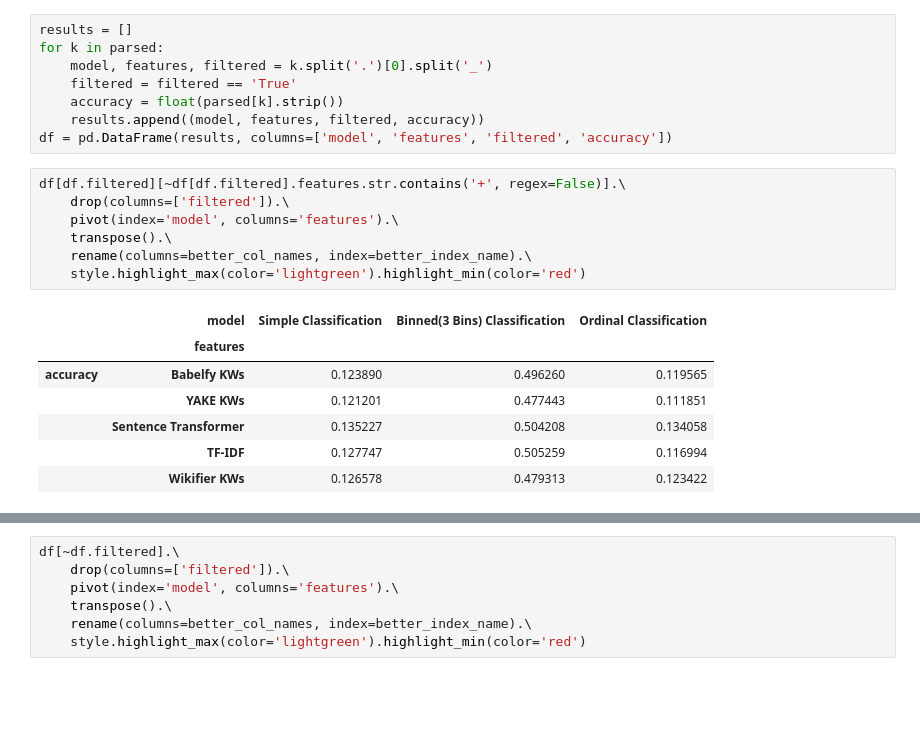
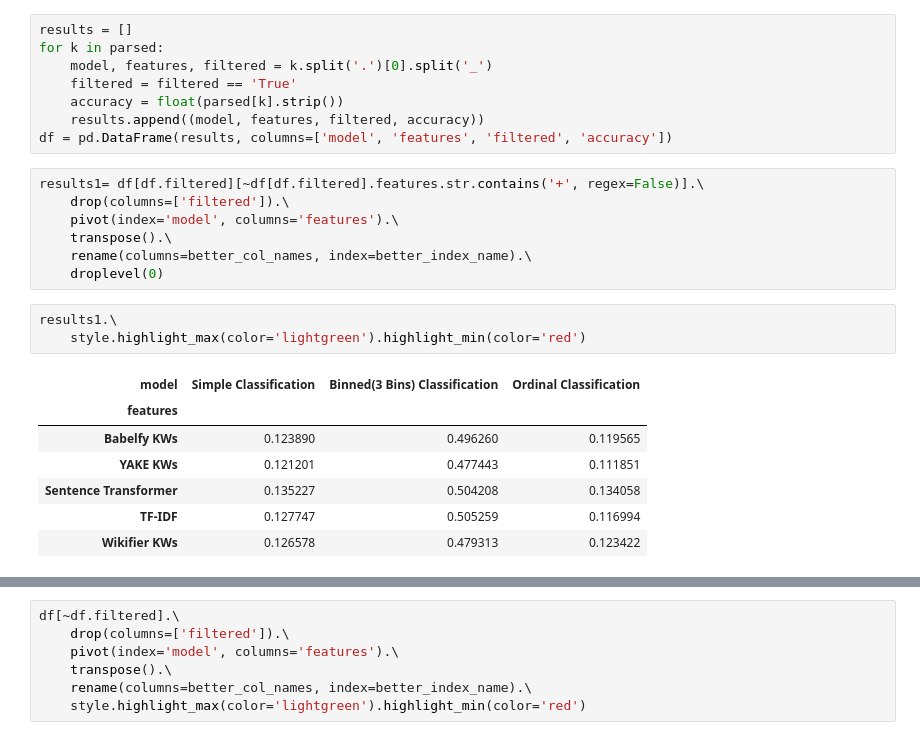
Before and after one commit to rxvl-d/curri, a Jupyter notebook: notebooks/make-reports.ipynb, the cells around one changed output, grey strips where cells are left out. Cells and saved outputs as stored; diff of their text form; blank space fills up the shorter version.

```diff
--- a/notebooks/make-reports.ipynb
+++ b/notebooks/make-reports.ipynb
@@ -35,17 +35,20 @@ for k in parsed:
     results.append((model, features, filtered, accuracy))
 df = pd.DataFrame(results, columns=['model', 'features', 'filtered', 'accuracy'])
 # %%
-df[df.filtered][~df[df.filtered].features.str.contains('+', regex=False)].\
+results1= df[df.filtered][~df[df.filtered].features.str.contains('+', regex=False)].\
     drop(columns=['filtered']).\
     pivot(index='model', columns='features').\
     transpose().\
     rename(columns=better_col_names, index=better_index_name).\
-    style.highlight_max(color='lightgreen').highlight_min(color='red')
+    droplevel(0)
-# %% [output]
-|  | model | Simple Classification | Binned(3 Bins) Classification | Ordinal Classification |
-|  | features |  |  |  |
-| accuracy | Babelfy KWs | 0.123890 | 0.496260 | 0.119565 |
-|  | YAKE KWs | 0.121201 | 0.477443 | 0.111851 |
-|  | Sentence Transformer | 0.135227 | 0.504208 | 0.134058 |
-|  | TF-IDF | 0.127747 | 0.505259 | 0.116994 |
-|  | Wikifier KWs | 0.126578 | 0.479313 | 0.123422 |
+# %%
+results1.\
+    style.highlight_max(color='lightgreen').highlight_min(color='red')
+# %% [output]
+| model | Simple Classification | Binned(3 Bins) Classification | Ordinal Classification |
+| features |  |  |  |
+| Babelfy KWs | 0.123890 | 0.496260 | 0.119565 |
+| YAKE KWs | 0.121201 | 0.477443 | 0.111851 |
+| Sentence Transformer | 0.135227 | 0.504208 | 0.134058 |
+| TF-IDF | 0.127747 | 0.505259 | 0.116994 |
+| Wikifier KWs | 0.126578 | 0.479313 | 0.123422 |
```
Also changed, not shown: parts of 1 cell of this notebook, 4 other files.
